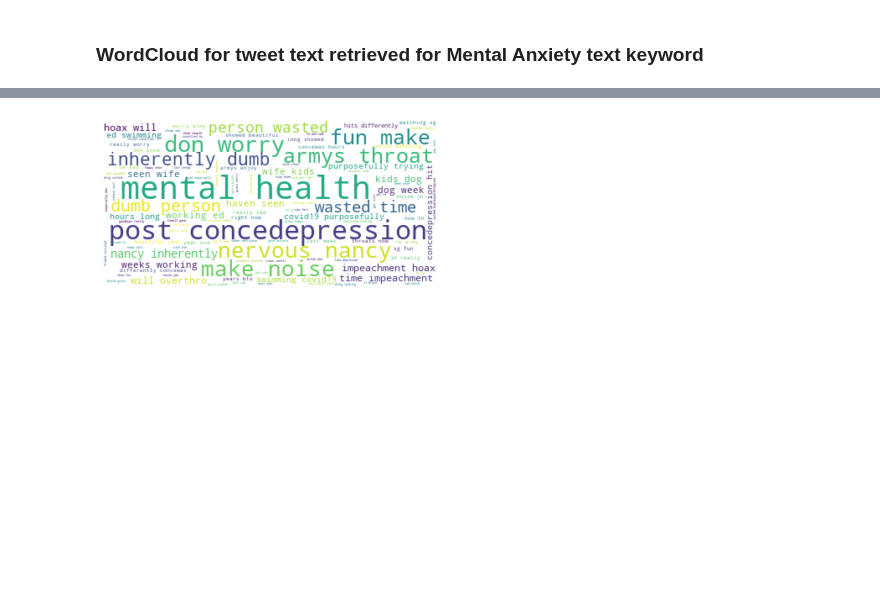
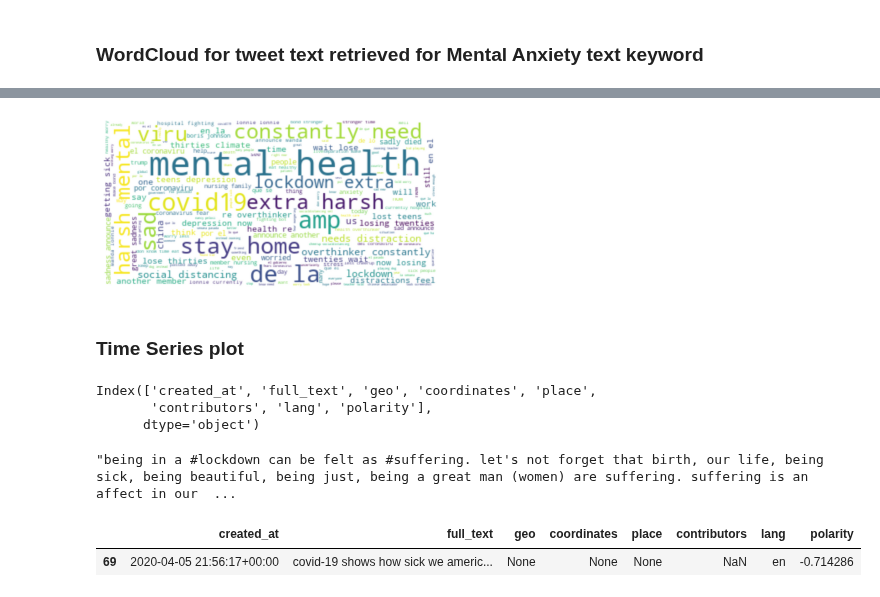
Before and after one commit to aiformankind/covid-19-hackathon, a Jupyter notebook: social-network-mining/VisualMentalAnxeity.ipynb, the cells around one changed output, grey strips where cells are left out. Saved outputs shown, nothing was run; the diff lists cells and outputs as text; code cells hidden in the pictures; blank space fills up the shorter version.

```diff
--- a/social-network-mining/VisualMentalAnxeity.ipynb
+++ b/social-network-mining/VisualMentalAnxeity.ipynb
@@ -31,7 +14,7 @@ df_hydrator = get_df_from_json(tweet_json)
 # %%
-def generate_word_cloud(df):
-    df.tweetText  = df.tweetText.apply(lambda tweet: TweetUtils.process_tweet(tweet))
-    all_tweets_text =  " ".join(tweet for tweet in df.tweetText)
+def generate_word_cloud(data):
+    data["full_text"]  = data["full_text"].apply(lambda tweet: TweetUtils.process_tweet(tweet))
+    all_tweets_text =  " ".join(tweet for tweet in data.loc[:, "full_text"])
     stopwords = set(STOPWORDS)
     stopwords.update(["covid", "covid-19", "corona", "pandemic"])
     # plt.figure(figsize=(800, 400))
@@ -39,4 +22,8 @@ def generate_word_cloud(df):
     plt.imshow(wordcloud, interpolation='bilinear')
     plt.axis("off")
     plt.show()
+# %%
+# read df from pickle
+PICKLE_FILE = "df_april_10Kph_All.pkl"
+df = pd.read_pickle(PICKLE_FILE)
 # %%
@@ -45,0 +35,7 @@ generate_word_cloud(streamed_tweet)
+# %%
+df_anxiety = df.copy()
+words = TweetUtils.get_anxiety_words()
+# print(words)
+df_anxiety.head()
+df_anxiety  = df_anxiety.loc[df_anxiety["full_text"].str.contains('|'.join(words))]
+df_anxiety.head()
@@ -46,4 +49,4 @@ generate_word_cloud(streamed_tweet)
 # %%
-generate_word_cloud(df_hydrator)
+generate_word_cloud(df_anxiety)
 # %% [output]
-[figure, old version]
+[figure, new version]
@@ -49,0 +55,2 @@ generate_word_cloud(df_hydrator)
+# %% [markdown]
+### Time Series plot
@@ -49,0 +63,15 @@ generate_word_cloud(df_hydrator)
+# %%
+df_anxiety.columns
+# %% [output]
+Index(['created_at', 'full_text', 'geo', 'coordinates', 'place',
+       'contributors', 'lang', 'polarity'],
+      dtype='object')
+# %%
+df_anxiety.sample(10)["full_text"].iloc[0]
+# %% [output]
+"being in a #lockdown can be felt as #suffering. let's not forget that birth, our life, being sick, being beautiful, being just, being a great man (women) are suffering. suffering is an affect in our  ...
+# %%
+df_anxiety.head(1)
+# %% [output]
+|  | created_at | full_text | geo | coordinates | place | contributors | lang | polarity |
+| 69 | 2020-04-05 21:56:17+00:00 | covid-19 shows how sick we americ... | None | None | None | NaN | en | -0.714286 |
```
Also changed, not shown: parts of 13 cells of this notebook, 2 other files.
